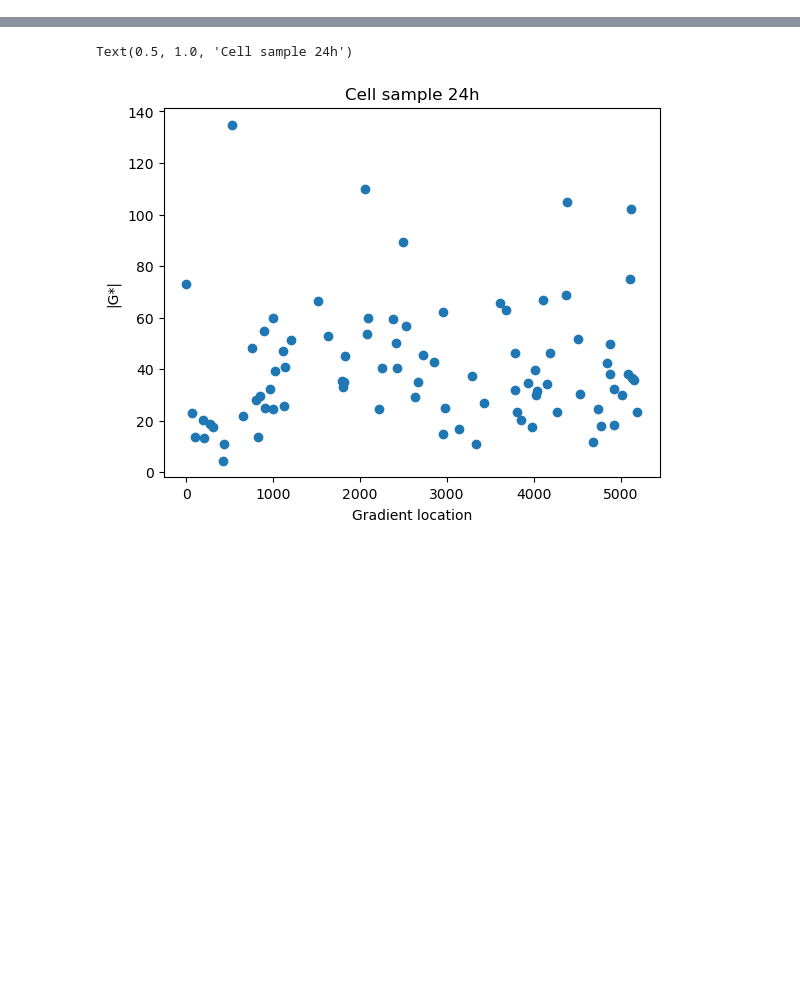
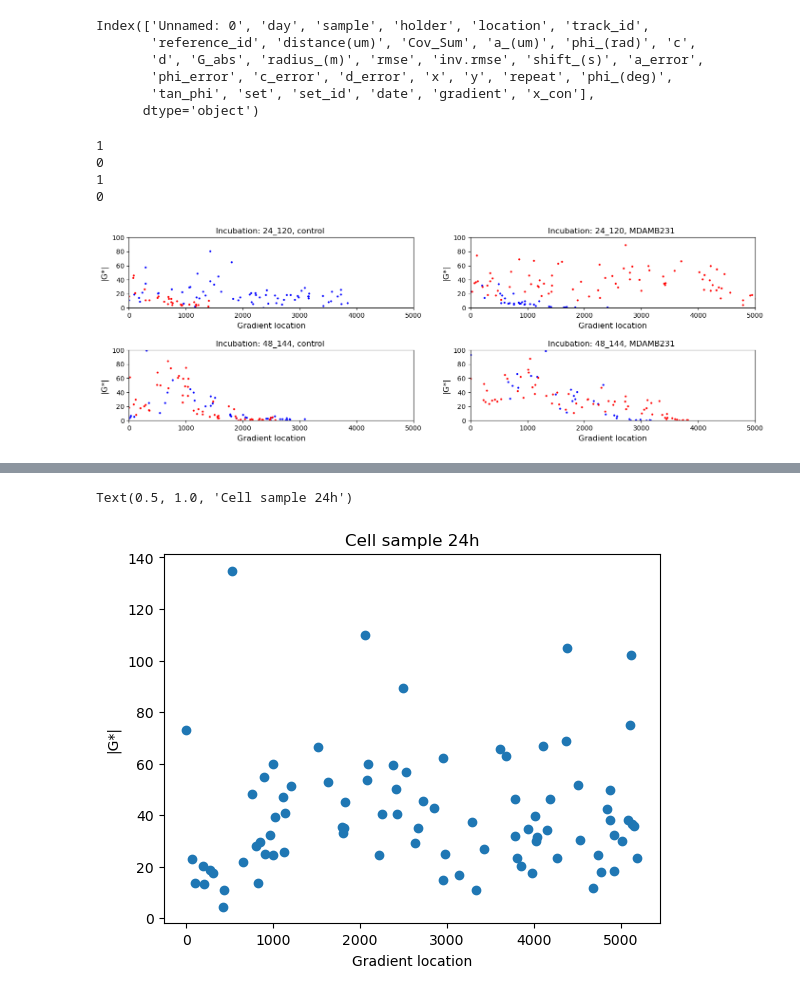
Before and after one commit to LindaSrbova/Statistics_Gelatin_Mechanics, a Jupyter notebook: Gradient_analysis.ipynb, the cells around one changed output, grey strips where cells are left out. Drawn from its saved outputs; the diff is of its cells as text; code cells hidden in the pictures; blank space fills up the shorter version.

Commit message:
Gradient_analysis_update

```diff
--- a/Gradient_analysis.ipynb
+++ b/Gradient_analysis.ipynb
@@ -32,16 +32,11 @@ for i in (paths):
     data = pd.read_csv(i)
     parts = i.split('\\')
     data['set'] = parts[1]
+    data['set_id'] = parts[2]
     data['date'] = parts[3]
     data['sample'] = parts[4].split('_')[4]
     df_list.append(data)
+    print(f"{parts[1]},{parts[2]},{ parts[3] },{parts[4].split('_')[4]}")
+
 
 df = pd.concat(df_list, ignore_index=True)
-df.columns
-
-df['gradient'] = df['y'] + ((df['location'] - 1) * 665.6)
-df['x_con'] = np.where(
-    (df['sample'] == "MDAMB231") & (df['date'] == "241107"),
-    df['gradient'],  # If condition is met, x_con = gradient
-    df['gradient'].max() - df['gradient']  # Otherwise, use max - gradient
-)
@@ -74,0 +52,47 @@ exp_date = parts[2]
+# %%
+saving_path = 'C:/Users/srboval1/OneDrive - Aalto University/Collab/Ivaska_collab/data'
+df.to_csv(saving_path+'/gradients.csv')
+
+download = pd.read_csv(saving_path +'/gradients.csv', index_col=None)
+print(download.columns)
+# %% [output]
+Index(['Unnamed: 0', 'day', 'sample', 'holder', 'location', 'track_id',
+       'reference_id', 'distance(um)', 'Cov_Sum', 'a_(um)', 'phi_(rad)', 'c',
+       'd', 'G_abs', 'radius_(m)', 'rmse', 'inv.rmse', 'shift_(s)', 'a_error',
+       'phi_error', 'c_error', 'd_error', 'x', 'y', 'repeat', 'phi_(deg)',
+       'tan_phi', 'set', 'set_id', 'date', 'gradient', 'x_con'],
+      dtype='object')
+# %%
+fig, axs = plt.subplots(2, (len(df['set'].unique())), figsize=(17, 5))
+plt.subplots_adjust(wspace=0.2, hspace=0.6)
+fig.suptitle("", fontsize=18, y=1)
+
+colors = ["red","blue"]
+for i,j in enumerate(df['set'].unique()):
+    dff = df[df['set']==j]
+    row = i
+    for n in(df['set_id'].unique()):
+        print(n)
+        dfff = dff[dff['set_id']==n]
+        color = colors[int(n)]
+        for m,n in enumerate(dfff['sample'].unique()):
+            dffff = dfff[dfff['sample']==n]
+            dffff = dffff.copy()
+            if (n == "MDAMB231") & (dfff['date'].unique() == "241107"):
+                dffff['f'] = dffff['gradient']
+            else:
+                dffff['f'] = dffff['gradient'].max() - dffff['gradient']
+            col = m
+            ax = axs[row,col]
+            ax.scatter(dffff['f'],dffff['G_abs'],s=4, c=color) #measured from soft to stiff
+            ax.set_xlabel("Gradient location", fontsize= 12,labelpad=5)
+            ax.set_ylabel("|G*|", fontsize= 12, labelpad=5)
+            ax.set_title(f"Incubation: {j}, {n} ", fontsize = 12)
+            ax.set_ylim (0,100)
+            ax.set_xlim (0,5000)
+# %% [output]
+1
+0
+1
+0
+[figure, added]
```
Also changed, not shown: parts of 4 cells of this notebook.
